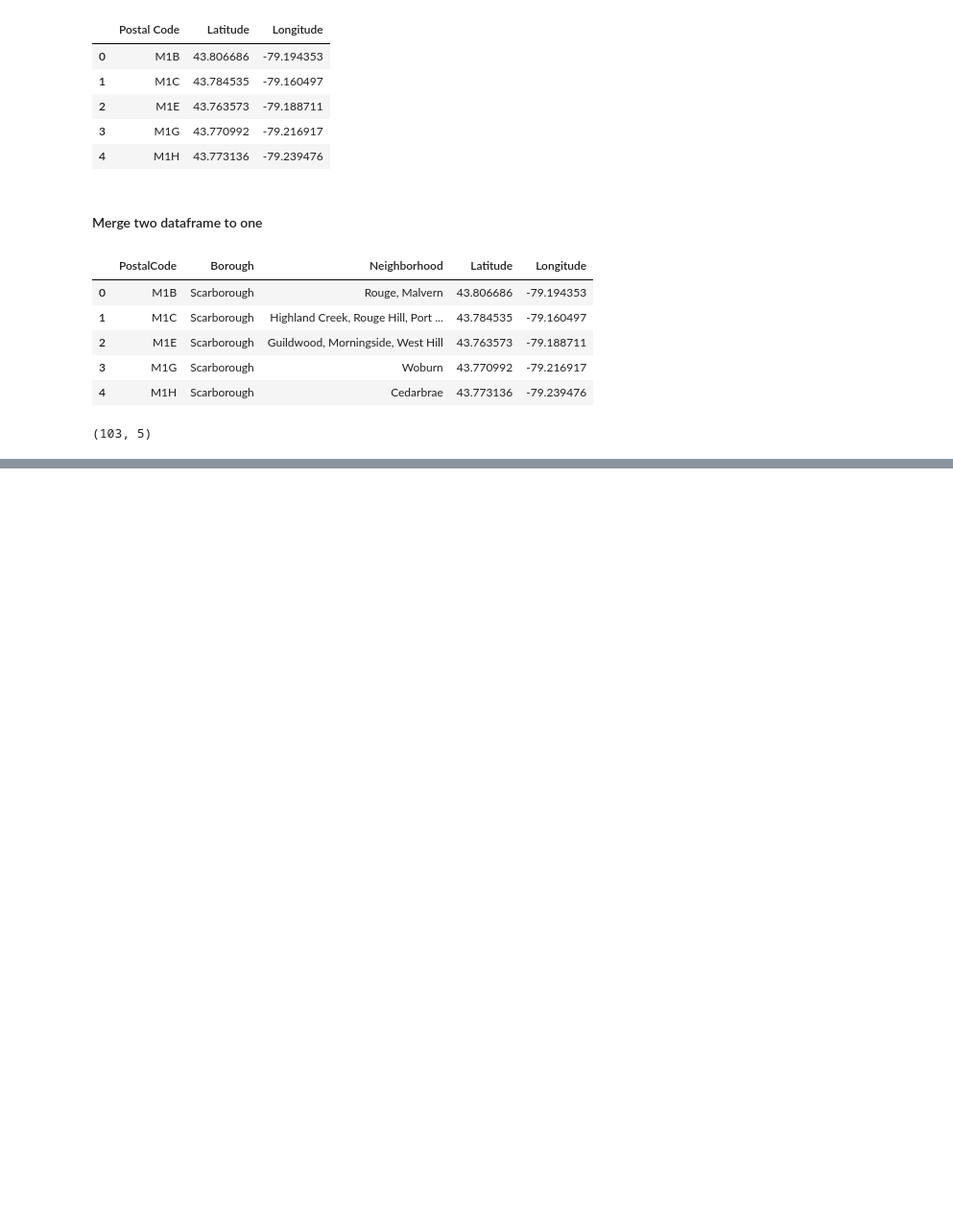
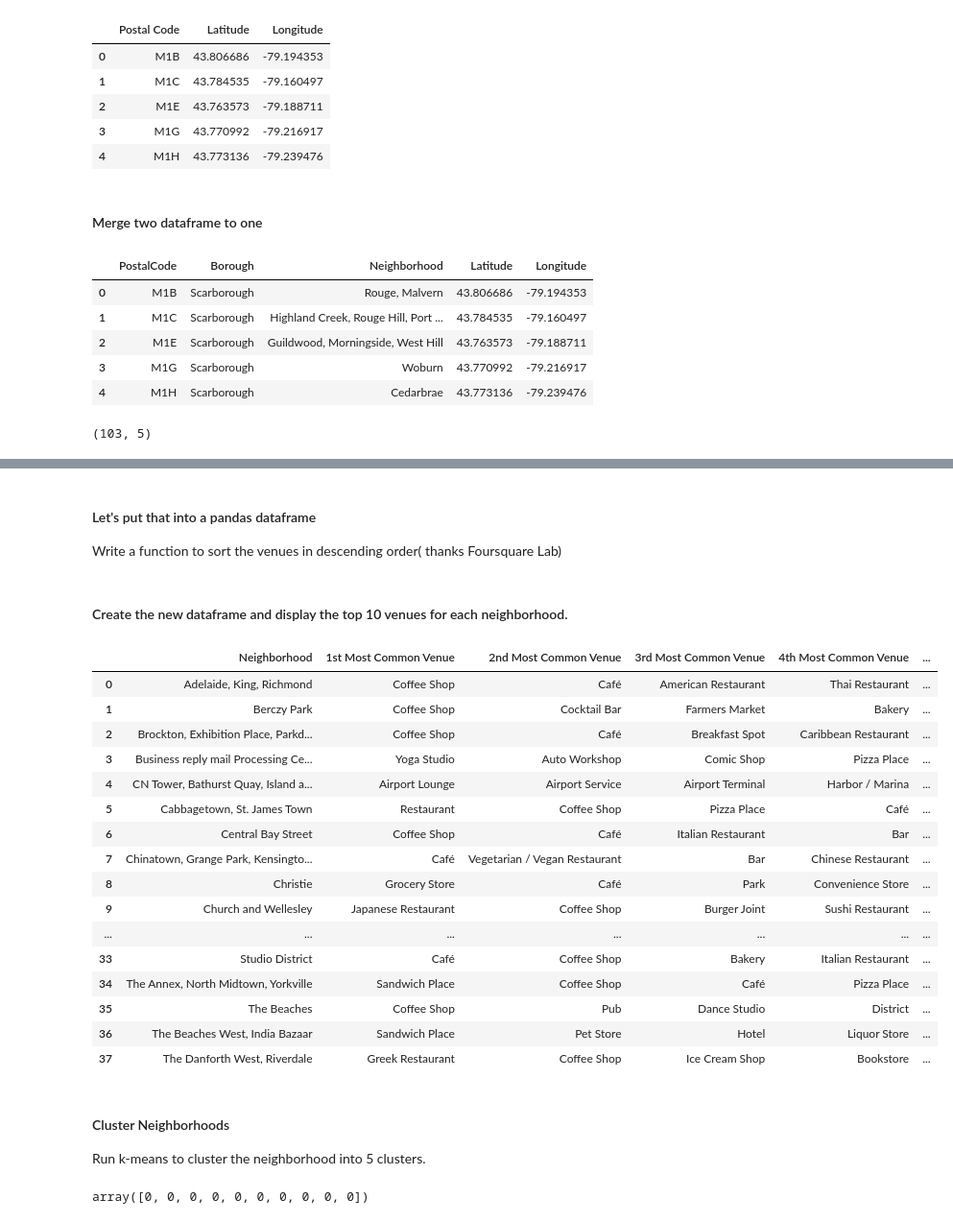
Before and after one commit to Greeka75/Coursera_Capstone, a Jupyter notebook: Capstone_3.ipynb, the cells around one changed output, grey strips where cells are left out. Shown: that part at 96% size. Cells and saved outputs as stored; diff of their text form; code cells hidden in the pictures; blank space fills up the shorter version.

```diff
--- a/Capstone_3.ipynb
+++ b/Capstone_3.ipynb
@@ -130,0 +399,12 @@ pc_geo_df.shape
+# %%
+num_top_venues = 5
+
+for hood in toronto_grouped['Neighborhood']:
+    print("----"+hood+"----")
+    temp = toronto_grouped[toronto_grouped['Neighborhood'] == hood].T.reset_index()
+    temp.columns = ['venue','freq']
+    temp = temp.iloc[1:]
+    temp['freq'] = temp['freq'].astype(float)
+    temp = temp.round({'freq': 2})
+    print(temp.sort_values('freq', ascending=False).reset_index(drop=True).head(num_top_venues))
+    print('\n')
@@ -130,0 +429,68 @@ pc_geo_df.shape
+# %% [markdown]
+#### Let's put that into a pandas dataframe
+
+Write a function to sort the venues in descending order( thanks Foursquare Lab)
+# %%
+def return_most_common_venues(row, num_top_venues):
+    row_categories = row.iloc[1:]
+    row_categories_sorted = row_categories.sort_values(ascending=False)
+
+    return row_categories_sorted.index.values[0:num_top_venues]
+# %% [markdown]
+#### Create the new dataframe and display the top 10 venues for each neighborhood.
+# %%
+num_top_venues = 10
+
+indicators = ['st', 'nd', 'rd']
+
+# create columns according to number of top venues
+columns = ['Neighborhood']
+for ind in np.arange(num_top_venues):
+    try:
+        columns.append('{}{} Most Common Venue'.format(ind+1, indicators[ind]))
+    except:
+        columns.append('{}th Most Common Venue'.format(ind+1))
+
+# create a new dataframe
+neighborhoods_venues_sorted = pd.DataFrame(columns=columns)
+neighborhoods_venues_sorted['Neighborhood'] = toronto_grouped['Neighborhood']
+
+for ind in np.arange(toronto_grouped.shape[0]):
+    neighborhoods_venues_sorted.iloc[ind, 1:] = return_most_common_venues(toronto_grouped.iloc[ind, :], num_top_venues)
+
+neighborhoods_venues_sorted
+# %% [output]
+|  | Neighborhood | 1st Most Common Venue | 2nd Most Common Venue | 3rd Most Common Venue | 4th Most Common Venue | ... |
+| 0 | Adelaide, King, Richmond | Coffee Shop | Café | American Restaurant | Thai Restaurant | ... |
+| 1 | Berczy Park | Coffee Shop | Cocktail Bar | Farmers Market | Bakery | ... |
+| 2 | Brockton, Exhibition Place, Parkd... | Coffee Shop | Café | Breakfast Spot | Caribbean Restaurant | ... |
+| 3 | Business reply mail Processing Ce... | Yoga Studio | Auto Workshop | Comic Shop | Pizza Place | ... |
+| 4 | CN Tower, Bathurst Quay, Island a... | Airport Lounge | Airport Service | Airport Terminal | Harbor / Marina | ... |
+| 5 | Cabbagetown, St. James Town | Restaurant | Coffee Shop | Pizza Place | Café | ... |
+| 6 | Central Bay Street | Coffee Shop | Café | Italian Restaurant | Bar | ... |
+| 7 | Chinatown, Grange Park, Kensingto... | Café | Vegetarian / Vegan Restaurant | Bar | Chinese Restaurant | ... |
+| 8 | Christie | Grocery Store | Café | Park | Convenience Store | ... |
+| 9 | Church and Wellesley | Japanese Restaurant | Coffee Shop | Burger Joint | Sushi Restaurant | ... |
+| ... | ... | ... | ... | ... | ... | ... |
+| 33 | Studio District | Café | Coffee Shop | Bakery | Italian Restaurant | ... |
+| 34 | The Annex, North Midtown, Yorkville | Sandwich Place | Coffee Shop | Café | Pizza Place | ... |
+| 35 | The Beaches | Coffee Shop | Pub | Dance Studio | District | ... |
+| 36 | The Beaches West, India Bazaar | Sandwich Place | Pet Store | Hotel | Liquor Store | ... |
+| 37 | The Danforth West, Riverdale | Greek Restaurant | Coffee Shop | Ice Cream Shop | Bookstore | ... |
+# %% [markdown]
+#### Cluster Neighborhoods
+
+Run k-means to cluster the neighborhood into 5 clusters.
+# %%
+# set number of clusters
+kclusters = 5
+
+toronto_grouped_clustering = toronto_grouped.drop('Neighborhood', 1)
+
+# run k-means clustering
+kmeans = KMeans(n_clusters=kclusters, random_state=0).fit(toronto_grouped_clustering)
+
+# check cluster labels generated for each row in the dataframe
+kmeans.labels_[0:10]
+# %% [output]
+array([0, 0, 0, 0, 0, 0, 0, 0, 0, 0])
```
Also changed, not shown: parts of 41 cells of this notebook.
